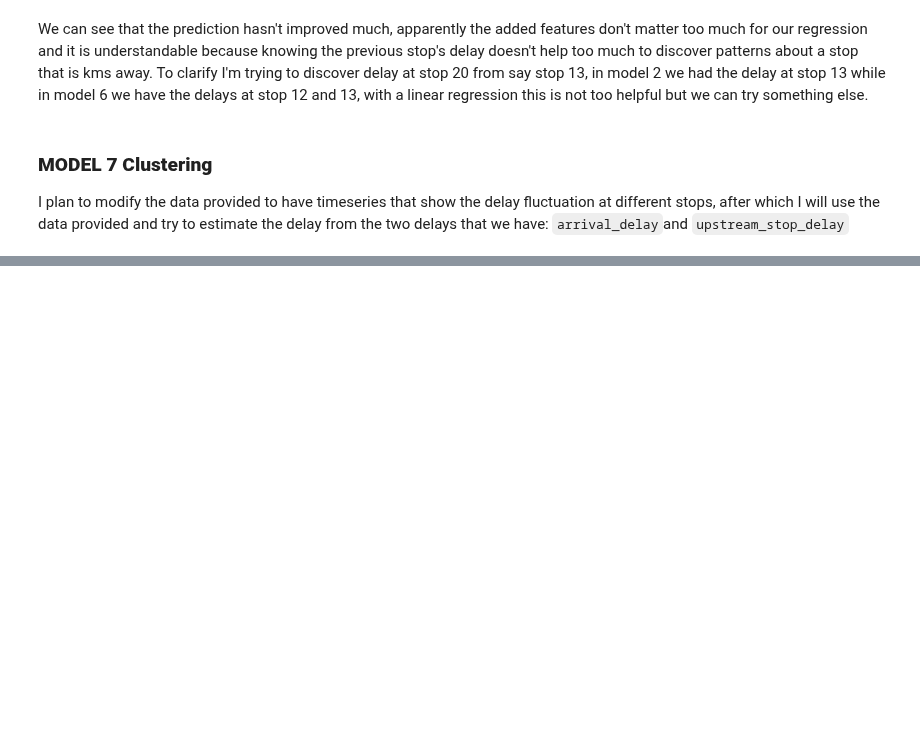
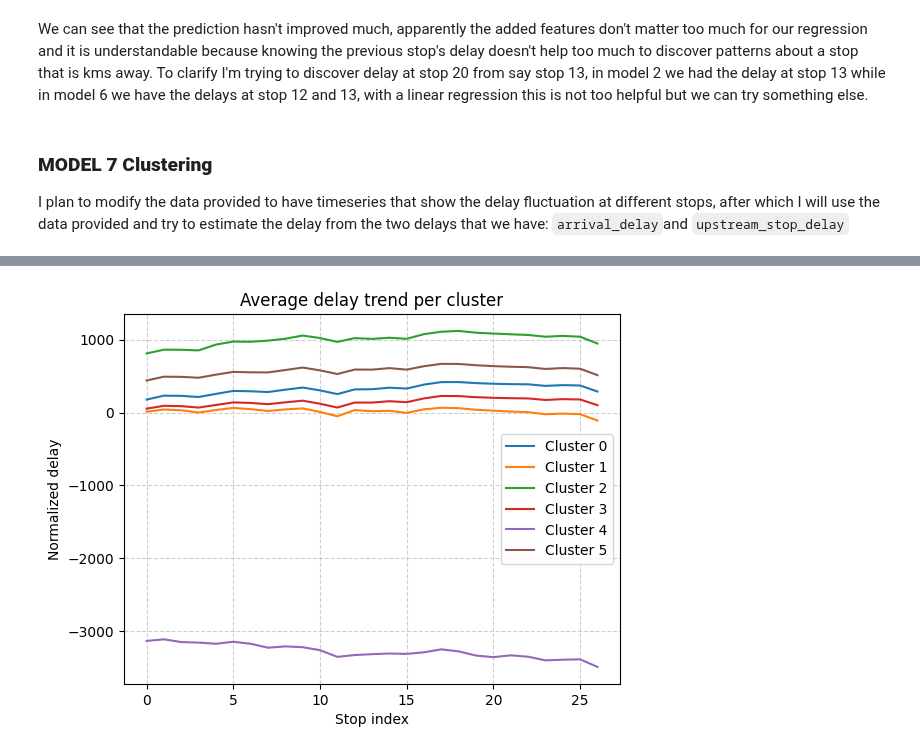
Before and after one commit to Gioalf/AH2179, a Jupyter notebook: project/AIprojectGioAlf.ipynb, the cells around one changed output, grey strips where cells are left out. Drawn from its saved outputs; the diff is of its cells as text; code cells hidden in the pictures; blank space fills up the shorter version.

```diff
--- a/project/AIprojectGioAlf.ipynb
+++ b/project/AIprojectGioAlf.ipynb
@@ -1584,0 +1588,16 @@ print(vectorized_day_dataset)
+# %%
+import matplotlib.pyplot as plt
+import numpy as np
+
+n_clusters = len(np.unique(labels))
+for c in range(n_clusters):
+    cluster_mean = np.nanmean(vectorized_delays[labels == c], axis=0)
+    plt.plot(cluster_mean, label=f'Cluster {c}')
+plt.xlabel('Stop index')
+plt.ylabel('Normalized delay')
+plt.title('Average delay trend per cluster')
+plt.legend()
+plt.grid(True, linestyle='--', alpha=0.6)
+plt.show()
+# %% [output]
+[figure, added]
```
Also changed, not shown: parts of 22 cells of this notebook.
